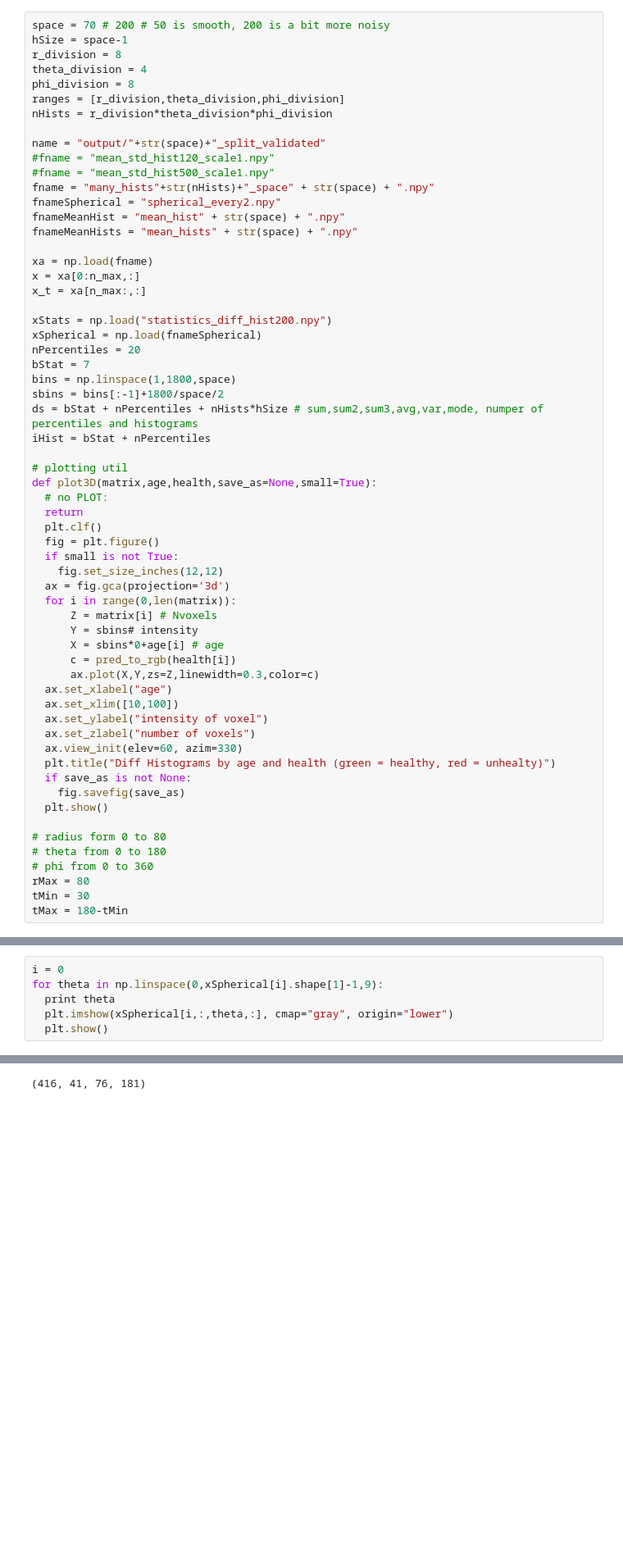
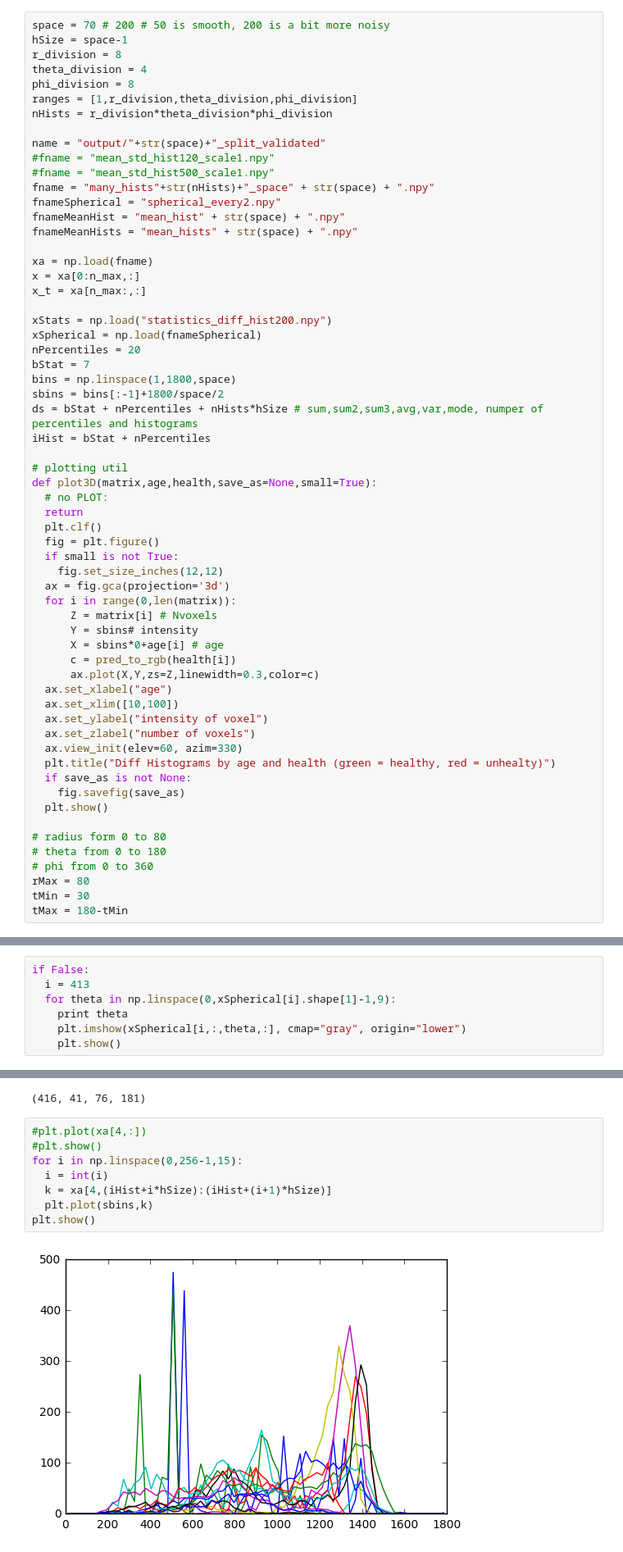
Before and after one commit to GollyTicker/orel-ml, a Jupyter notebook: validated-Many-Histograms.ipynb, the cells around one changed output, grey strips where cells are left out. Shown at 82% size. Drawn from its saved outputs; the diff is of its cells as text; blank space fills up the shorter version.

Commit message:
using many histograms

```diff
--- a/validated-Many-Histograms.ipynb
+++ b/validated-Many-Histograms.ipynb
@@ -62,7 +61,7 @@ hSize = space-1
 r_division = 8
 theta_division = 4
 phi_division = 8
-ranges = [r_division,theta_division,phi_division]
+ranges = [1,r_division,theta_division,phi_division]
 nHists = r_division*theta_division*phi_division
 
 name = "output/"+str(space)+"_split_validated"
@@ -184,6 +182,7 @@ KeyboardInterrupt:
 # %%
-i = 0
-for theta in np.linspace(0,xSpherical[i].shape[1]-1,9):
-  print theta
-  plt.imshow(xSpherical[i,:,theta,:], cmap="gray", origin="lower")
-  plt.show()
+if False:
+  i = 413
+  for theta in np.linspace(0,xSpherical[i].shape[1]-1,9):
+    print theta
+    plt.imshow(xSpherical[i,:,theta,:], cmap="gray", origin="lower")
+    plt.show()
@@ -744,3 +720,13 @@ plt.show()
 xSpherical.shape
 # %% [output]
 (416, 41, 76, 181)
+# %%
+#plt.plot(xa[4,:])
+#plt.show()
+for i in np.linspace(0,256-1,15):
+  i = int(i)
+  k = xa[4,(iHist+i*hSize):(iHist+(i+1)*hSize)]
+  plt.plot(sbins,k)
+plt.show()
+# %% [output]
+[figure, added]
```
Also changed, not shown: parts of 7 cells of this notebook, 23 other files.
